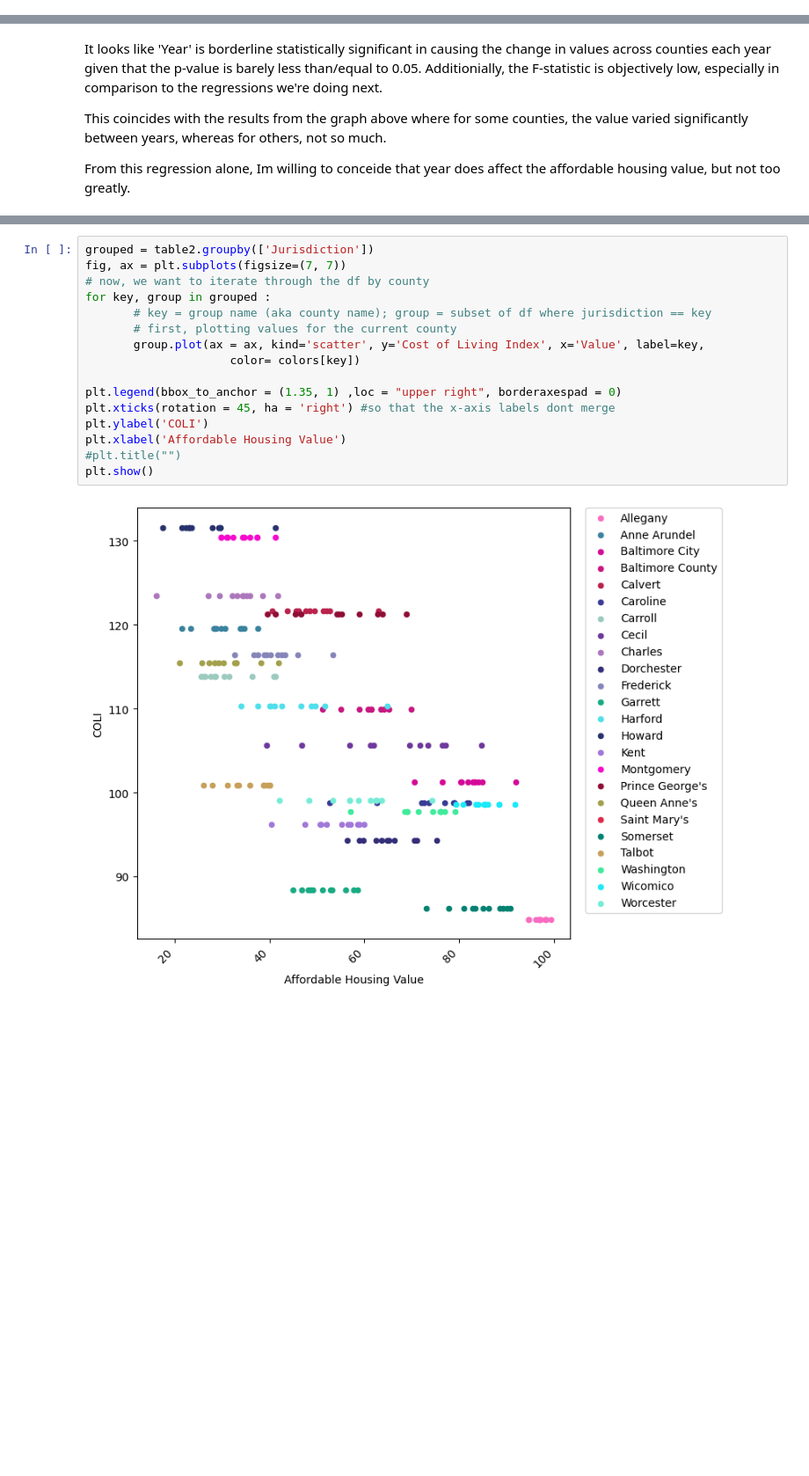
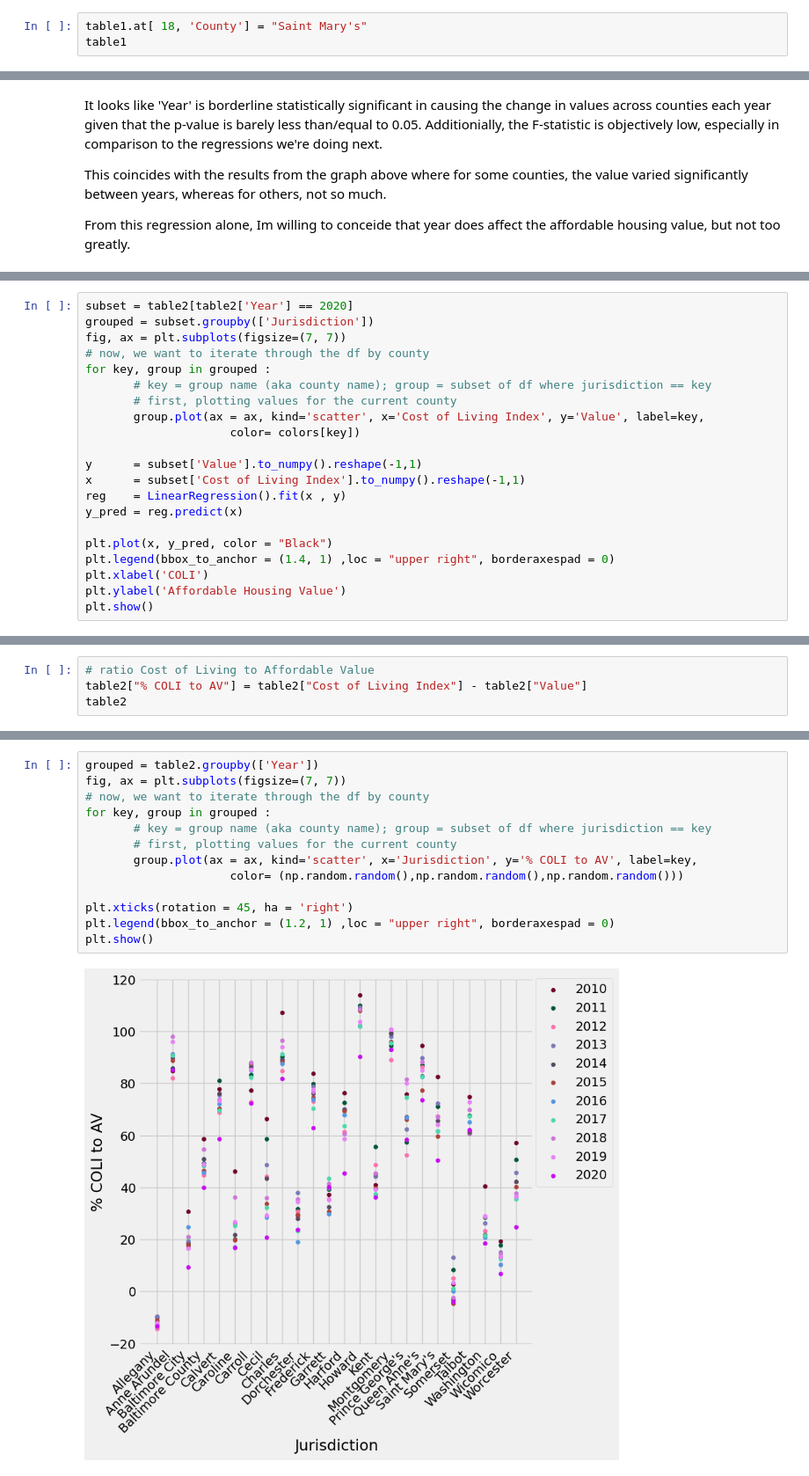
Before and after one commit to mgammi/Personal-Projects, a Jupyter notebook: MachineLearning/implementation.ipynb, the cells around one changed output, grey strips where cells are left out. Shown at 88% size. Drawn from its saved outputs; the diff is of its cells as text; blank space fills up the shorter version.

```diff
--- a/MachineLearning/implementation.ipynb
+++ b/MachineLearning/implementation.ipynb
@@ -85,3 +87,6 @@ table1.head()
 | 2 | Baltimore City | 101.3 | 173413 | 139723 | 8450 |
 | 3 | Baltimore County | 109.9 | 281797 | 238426 | 9986 |
 | 4 | Calvert | 121.7 | 348891 | 318471 | 1576 |
+# %%
+table1.at[ 18, 'County'] = "Saint Mary's"
+table1
@@ -274,0 +334,21 @@ strong multicollinearity or other numerical problems.
+# %%
+subset = table2[table2['Year'] == 2020]
+grouped = subset.groupby(['Jurisdiction'])
+fig, ax = plt.subplots(figsize=(7, 7))
+# now, we want to iterate through the df by county
+for key, group in grouped :
+       # key = group name (aka county name); group = subset of df where jurisdiction == key
+       # first, plotting values for the current county
+       group.plot(ax = ax, kind='scatter', x='Cost of Living Index', y='Value', label=key,
+                     color= colors[key])
+
+y      = subset['Value'].to_numpy().reshape(-1,1)
+x      = subset['Cost of Living Index'].to_numpy().reshape(-1,1)
+reg    = LinearRegression().fit(x , y)
+y_pred = reg.predict(x)
+
+plt.plot(x, y_pred, color = "Black")
+plt.legend(bbox_to_anchor = (1.4, 1) ,loc = "upper right", borderaxespad = 0)
+plt.xlabel('COLI')
+plt.ylabel('Affordable Housing Value')
+plt.show()
@@ -295,0 +380,4 @@ Notes:
+# %%
+# ratio Cost of Living to Affordable Value
+table2["% COLI to AV"] = table2["Cost of Living Index"] - table2["Value"]
+table2
@@ -296,18 +398,15 @@ Notes:
 # %%
-grouped = table2.groupby(['Jurisdiction'])
+grouped = table2.groupby(['Year'])
 fig, ax = plt.subplots(figsize=(7, 7))
 # now, we want to iterate through the df by county
 for key, group in grouped :
        # key = group name (aka county name); group = subset of df where jurisdiction == key
        # first, plotting values for the current county
-       group.plot(ax = ax, kind='scatter', y='Cost of Living Index', x='Value', label=key,
-                     color= colors[key])
+       group.plot(ax = ax, kind='scatter', x='Jurisdiction', y='% COLI to AV', label=key,
+                     color= (np.random.random(),np.random.random(),np.random.random()))
 
-plt.legend(bbox_to_anchor = (1.35, 1) ,loc = "upper right", borderaxespad = 0)
-plt.xticks(rotation = 45, ha = 'right') #so that the x-axis labels dont merge
-plt.ylabel('COLI')
-plt.xlabel('Affordable Housing Value')
-#plt.title("")
+plt.xticks(rotation = 45, ha = 'right')
+plt.legend(bbox_to_anchor = (1.2, 1) ,loc = "upper right", borderaxespad = 0)
 plt.show()
 # %% [output]
-[figure, old version]
+[figure, new version]
```
Also changed, not shown: parts of 33 cells of this notebook, 1 other file.
